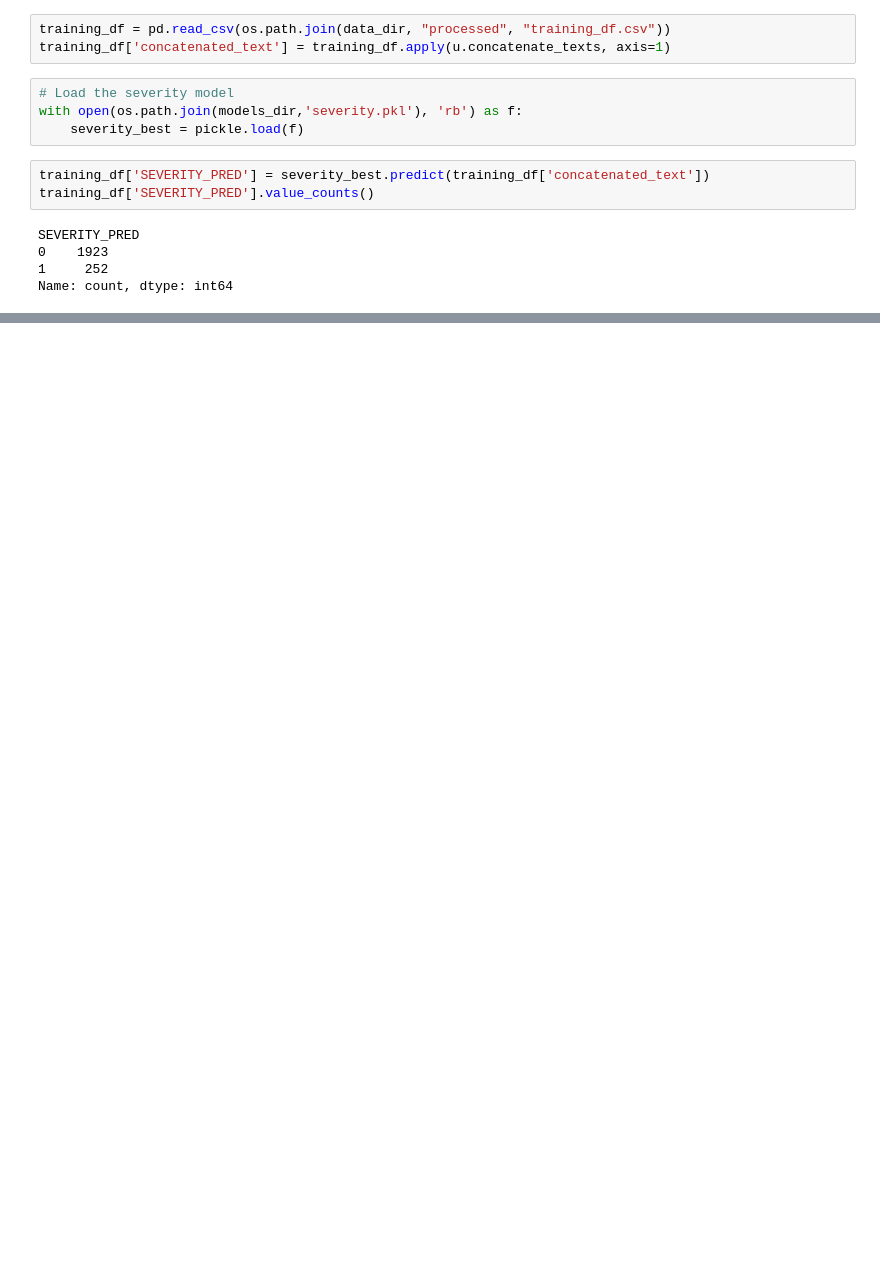
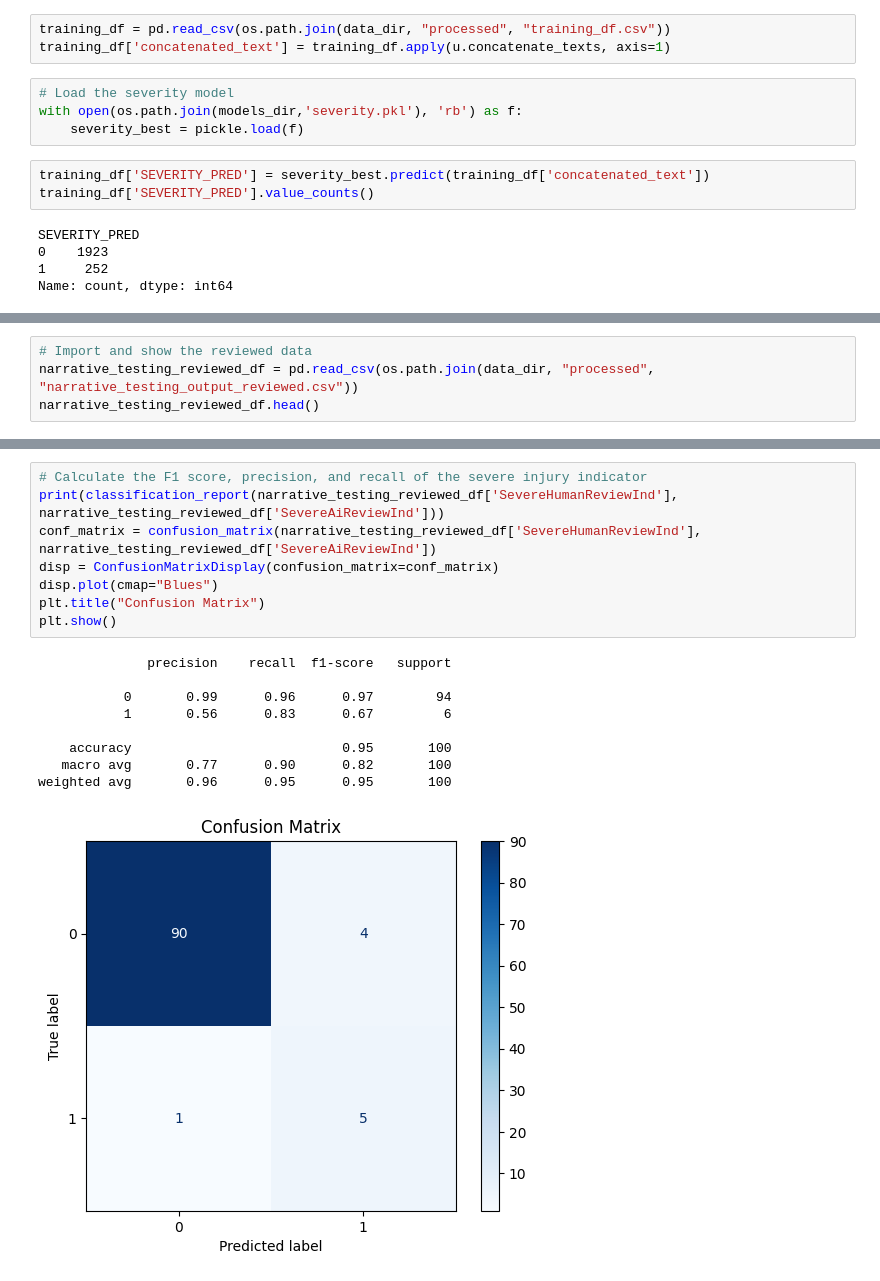
Before and after one commit to beardedDan/complete_collision_recorder, a Jupyter notebook: notebooks/score_GCAT.ipynb, the cells around one changed output, grey strips where cells are left out. Drawn from its saved outputs; the diff is of its cells as text; blank space fills up the shorter version.

```diff
--- a/notebooks/score_GCAT.ipynb
+++ b/notebooks/score_GCAT.ipynb
@@ -51,0 +113,4 @@ GCAT_pred_df[['concatenated_text','BIKE_CLE_TEXT']].to_csv(os.path.join(data_dir
+# %%
+# Import and show the reviewed data
+narrative_testing_reviewed_df = pd.read_csv(os.path.join(data_dir, "processed", "narrative_testing_output_reviewed.csv"))
+narrative_testing_reviewed_df.head()
@@ -51,0 +132,18 @@ GCAT_pred_df[['concatenated_text','BIKE_CLE_TEXT']].to_csv(os.path.join(data_dir
+# %%
+# Calculate the F1 score, precision, and recall of the severe injury indicator
+print(classification_report(narrative_testing_reviewed_df['SevereHumanReviewInd'], narrative_testing_reviewed_df['SevereAiReviewInd']))
+conf_matrix = confusion_matrix(narrative_testing_reviewed_df['SevereHumanReviewInd'], narrative_testing_reviewed_df['SevereAiReviewInd'])
+disp = ConfusionMatrixDisplay(confusion_matrix=conf_matrix)
+disp.plot(cmap="Blues")
+plt.title("Confusion Matrix")
+plt.show()
+# %% [output]
+              precision    recall  f1-score   support
+
+           0       0.99      0.96      0.97        94
+           1       0.56      0.83      0.67         6
+
+    accuracy                           0.95       100
+   macro avg       0.77      0.90      0.82       100
+weighted avg       0.96      0.95      0.95       100
+[figure, added]
```
Also changed, not shown: parts of 14 cells of this notebook, 7 other files.
